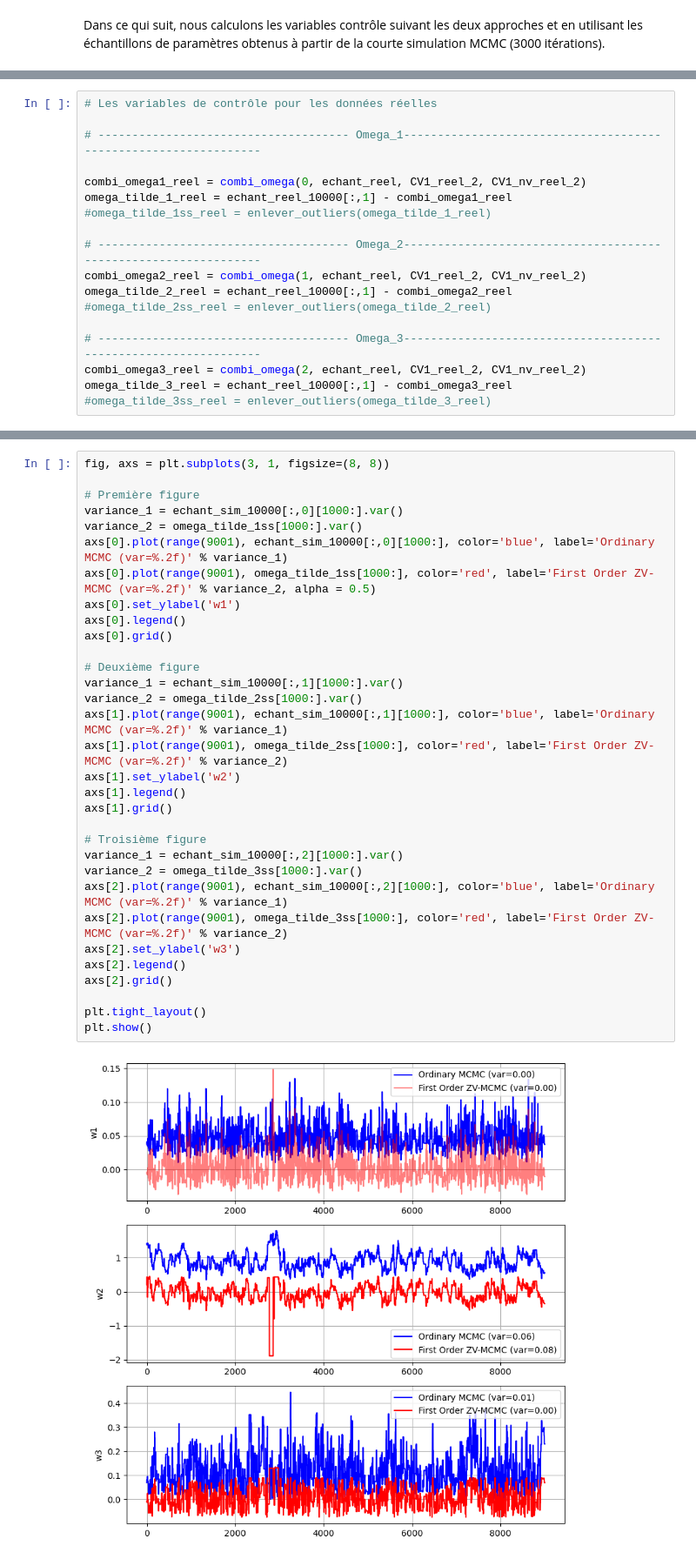
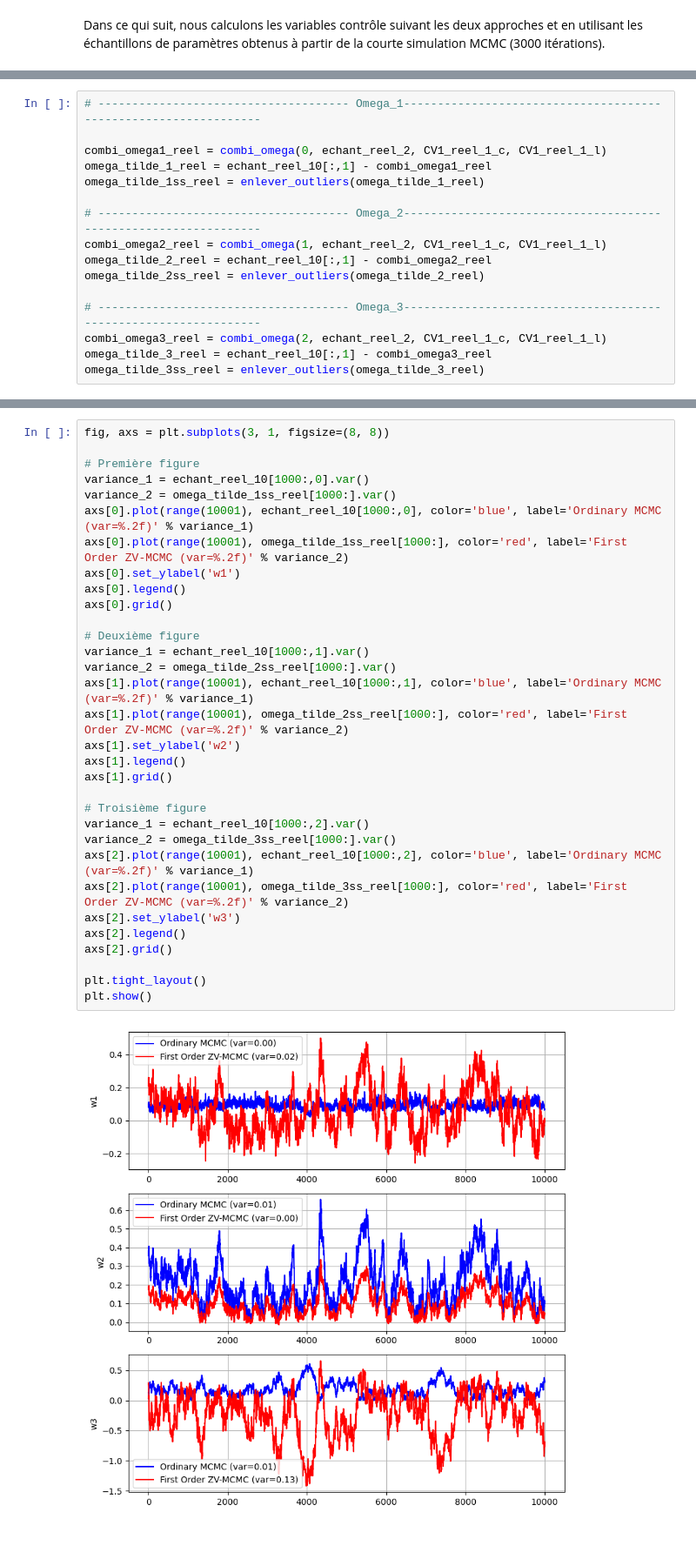
Before and after one commit to nassihsawssane/Monte-Carlo-based-project, a Jupyter notebook: ZV-MCMC_ordre1_Q2.ipynb, the cells around one changed output, grey strips where cells are left out. Shown at 87% size. Cells and saved outputs as stored; diff of their text form.

```diff
--- a/ZV-MCMC_ordre1_Q2.ipynb
+++ b/ZV-MCMC_ordre1_Q2.ipynb
@@ -288,21 +431,19 @@ strong multicollinearity or other numerical problems.
 # %%
-# Les variables de contrôle pour les données réelles
-
 # ------------------------------------- Omega_1----------------------------------------------------------------
 
-combi_omega1_reel = combi_omega(0, echant_reel, CV1_reel_2, CV1_nv_reel_2)
-omega_tilde_1_reel = echant_reel_10000[:,1] - combi_omega1_reel
-#omega_tilde_1ss_reel = enlever_outliers(omega_tilde_1_reel)
+combi_omega1_reel = combi_omega(0, echant_reel_2, CV1_reel_1_c, CV1_reel_1_l)
+omega_tilde_1_reel = echant_reel_10[:,1] - combi_omega1_reel
+omega_tilde_1ss_reel = enlever_outliers(omega_tilde_1_reel)
 
 # ------------------------------------- Omega_2----------------------------------------------------------------
-combi_omega2_reel = combi_omega(1, echant_reel, CV1_reel_2, CV1_nv_reel_2)
-omega_tilde_2_reel = echant_reel_10000[:,1] - combi_omega2_reel
-#omega_tilde_2ss_reel = enlever_outliers(omega_tilde_2_reel)
+combi_omega2_reel = combi_omega(1, echant_reel_2, CV1_reel_1_c, CV1_reel_1_l)
+omega_tilde_2_reel = echant_reel_10[:,1] - combi_omega2_reel
+omega_tilde_2ss_reel = enlever_outliers(omega_tilde_2_reel)
 
 # ------------------------------------- Omega_3----------------------------------------------------------------
-combi_omega3_reel = combi_omega(2, echant_reel, CV1_reel_2, CV1_nv_reel_2)
-omega_tilde_3_reel = echant_reel_10000[:,1] - combi_omega3_reel
-#omega_tilde_3ss_reel = enlever_outliers(omega_tilde_3_reel)
+combi_omega3_reel = combi_omega(2, echant_reel_2, CV1_reel_1_c, CV1_reel_1_l)
+omega_tilde_3_reel = echant_reel_10[:,1] - combi_omega3_reel
+omega_tilde_3ss_reel = enlever_outliers(omega_tilde_3_reel)
 # %% [output]
                                  OLS Regression Results
 =======================================================================================
@@ -324,34 +465,34 @@ strong multicollinearity or other numerical problems.
 # %%
 fig, axs = plt.subplots(3, 1, figsize=(8, 8))
 
 # Première figure
-variance_1 = echant_sim_10000[:,0][1000:].var()
-variance_2 = omega_tilde_1ss[1000:].var()
-axs[0].plot(range(9001), echant_sim_10000[:,0][1000:], color='blue', label='Ordinary MCMC (var=%.2f)' % variance_1)
-axs[0].plot(range(9001), omega_tilde_1ss[1000:], color='red', label='First Order ZV-MCMC (var=%.2f)' % variance_2, alpha = 0.5)
+variance_1 = echant_reel_10[1000:,0].var()
+variance_2 = omega_tilde_1ss_reel[1000:].var()
+axs[0].plot(range(10001), echant_reel_10[1000:,0], color='blue', label='Ordinary MCMC (var=%.2f)' % variance_1)
+axs[0].plot(range(10001), omega_tilde_1ss_reel[1000:], color='red', label='First Order ZV-MCMC (var=%.2f)' % variance_2)
 axs[0].set_ylabel('w1')
 axs[0].legend()
 axs[0].grid()
 
 # Deuxième figure
-variance_1 = echant_sim_10000[:,1][1000:].var()
-variance_2 = omega_tilde_2ss[1000:].var()
-axs[1].plot(range(9001), echant_sim_10000[:,1][1000:], color='blue', label='Ordinary MCMC (var=%.2f)' % variance_1)
-axs[1].plot(range(9001), omega_tilde_2ss[1000:], color='red', label='First Order ZV-MCMC (var=%.2f)' % variance_2)
+variance_1 = echant_reel_10[1000:,1].var()
+variance_2 = omega_tilde_2ss_reel[1000:].var()
+axs[1].plot(range(10001), echant_reel_10[1000:,1], color='blue', label='Ordinary MCMC (var=%.2f)' % variance_1)
+axs[1].plot(range(10001), omega_tilde_2ss_reel[1000:], color='red', label='First Order ZV-MCMC (var=%.2f)' % variance_2)
 axs[1].set_ylabel('w2')
 axs[1].legend()
 axs[1].grid()
 
 # Troisième figure
-variance_1 = echant_sim_10000[:,2][1000:].var()
-variance_2 = omega_tilde_3ss[1000:].var()
-axs[2].plot(range(9001), echant_sim_10000[:,2][1000:], color='blue', label='Ordinary MCMC (var=%.2f)' % variance_1)
-axs[2].plot(range(9001), omega_tilde_3ss[1000:], color='red', label='First Order ZV-MCMC (var=%.2f)' % variance_2)
+variance_1 = echant_reel_10[1000:,2].var()
+variance_2 = omega_tilde_3ss_reel[1000:].var()
+axs[2].plot(range(10001), echant_reel_10[1000:,2], color='blue', label='Ordinary MCMC (var=%.2f)' % variance_1)
+axs[2].plot(range(10001), omega_tilde_3ss_reel[1000:], color='red', label='First Order ZV-MCMC (var=%.2f)' % variance_2)
 axs[2].set_ylabel('w3')
 axs[2].legend()
 axs[2].grid()
 
 plt.tight_layout()
 plt.show()
 # %% [output]
-[figure, old version]
+[figure, new version]
```
Also changed, not shown: parts of 47 cells of this notebook, 3 other files.
